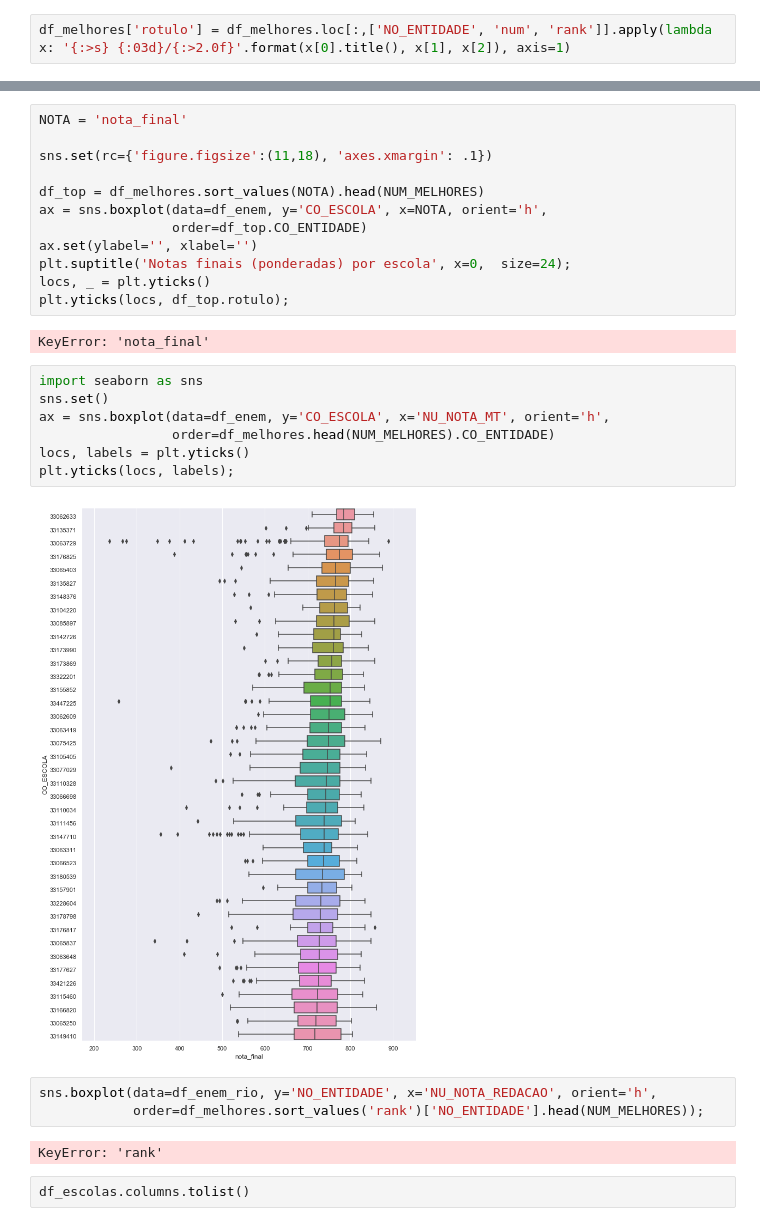
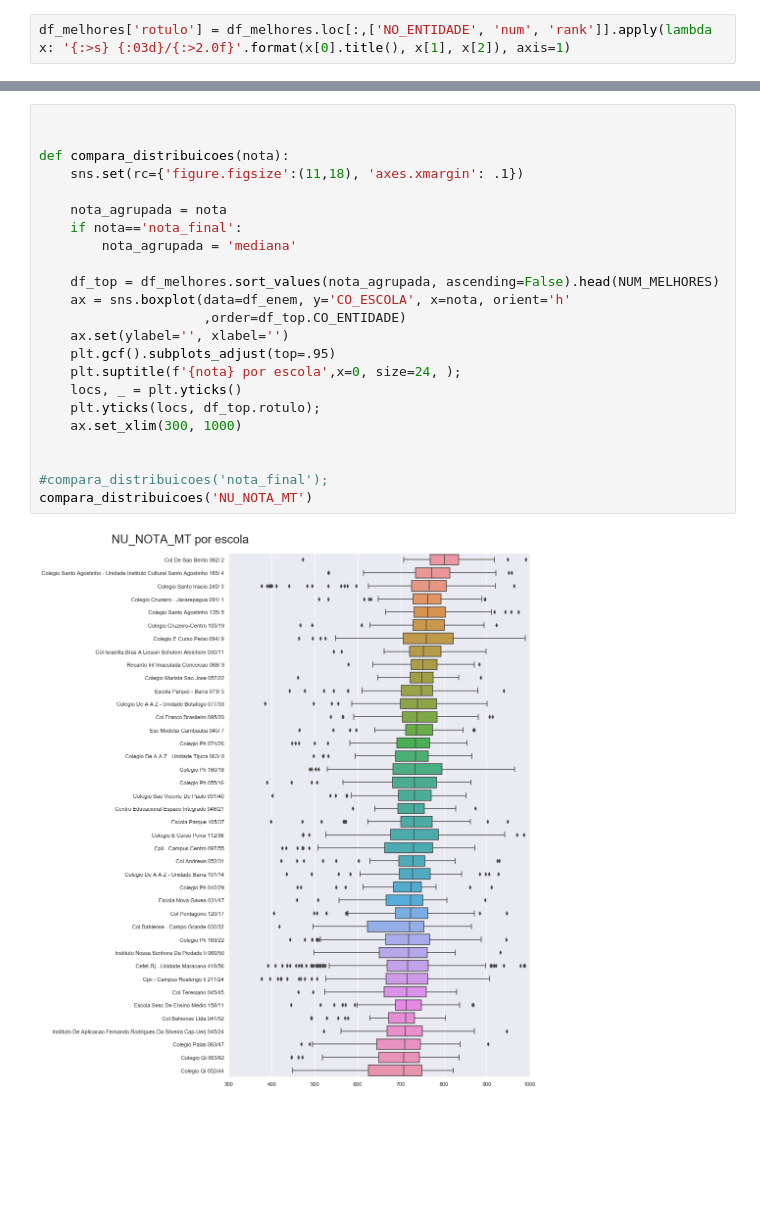
Before and after one commit to pauloneves/educacao, a Jupyter notebook: analisa.ipynb, the cells around one changed output, grey strips where cells are left out. Cells and saved outputs as stored; diff of their text form; blank space fills up the shorter version.

```diff
--- a/analisa.ipynb
+++ b/analisa.ipynb
@@ -137,30 +138,25 @@ df_melhores.head()
 # %%
-NOTA = 'nota_final'
 
-sns.set(rc={'figure.figsize':(11,18), 'axes.xmargin': .1})
 
-df_top = df_melhores.sort_values(NOTA).head(NUM_MELHORES)
-ax = sns.boxplot(data=df_enem, y='CO_ESCOLA', x=NOTA, orient='h',
-                 order=df_top.CO_ENTIDADE)
-ax.set(ylabel='', xlabel='')
-plt.suptitle('Notas finais (ponderadas) por escola', x=0,  size=24);
-locs, _ = plt.yticks()
-plt.yticks(locs, df_top.rotulo);
+def compara_distribuicoes(nota):
+    sns.set(rc={'figure.figsize':(11,18), 'axes.xmargin': .1})
+
+    nota_agrupada = nota
+    if nota=='nota_final':
+        nota_agrupada = 'mediana'
+
+    df_top = df_melhores.sort_values(nota_agrupada, ascending=False).head(NUM_MELHORES)
+    ax = sns.boxplot(data=df_enem, y='CO_ESCOLA', x=nota, orient='h'
+                     ,order=df_top.CO_ENTIDADE)
+    ax.set(ylabel='', xlabel='')
+    plt.gcf().subplots_adjust(top=.95)
+    plt.suptitle(f'{nota} por escola',x=0, size=24, );
+    locs, _ = plt.yticks()
+    plt.yticks(locs, df_top.rotulo);
+    ax.set_xlim(300, 1000)
+
+
+#compara_distribuicoes('nota_final');
+compara_distribuicoes('NU_NOTA_MT')
 # %% [output]
-KeyError: 'nota_final'
+[figure, added]
-# %%
-import seaborn as sns
-sns.set()
-ax = sns.boxplot(data=df_enem, y='CO_ESCOLA', x='NU_NOTA_MT', orient='h',
-                 order=df_melhores.head(NUM_MELHORES).CO_ENTIDADE)
-locs, labels = plt.yticks()
-plt.yticks(locs, labels);
-# %% [output]
-[figure, removed]
-# %%
-sns.boxplot(data=df_enem_rio, y='NO_ENTIDADE', x='NU_NOTA_REDACAO', orient='h',
-            order=df_melhores.sort_values('rank')['NO_ENTIDADE'].head(NUM_MELHORES));
-# %% [output]
-KeyError: 'rank'
-# %%
-df_escolas.columns.tolist()
```
Also changed, not shown: parts of 9 cells of this notebook, 1 other file.
